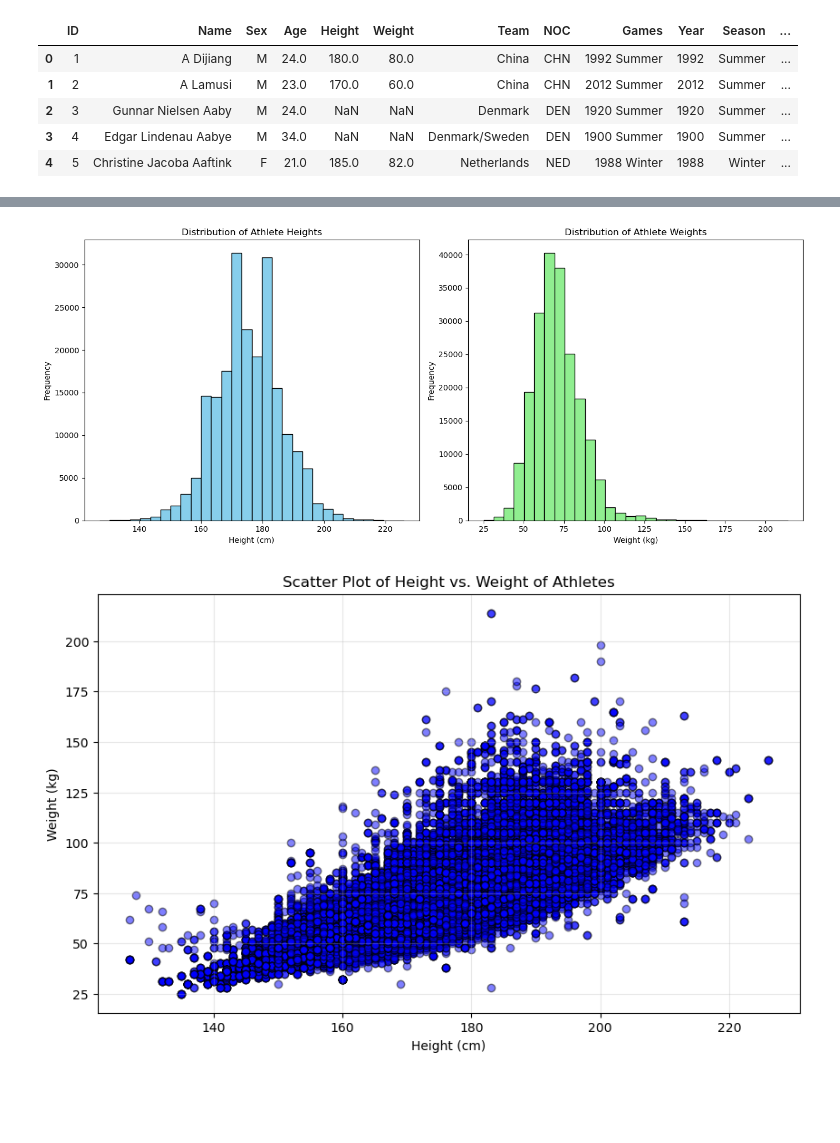
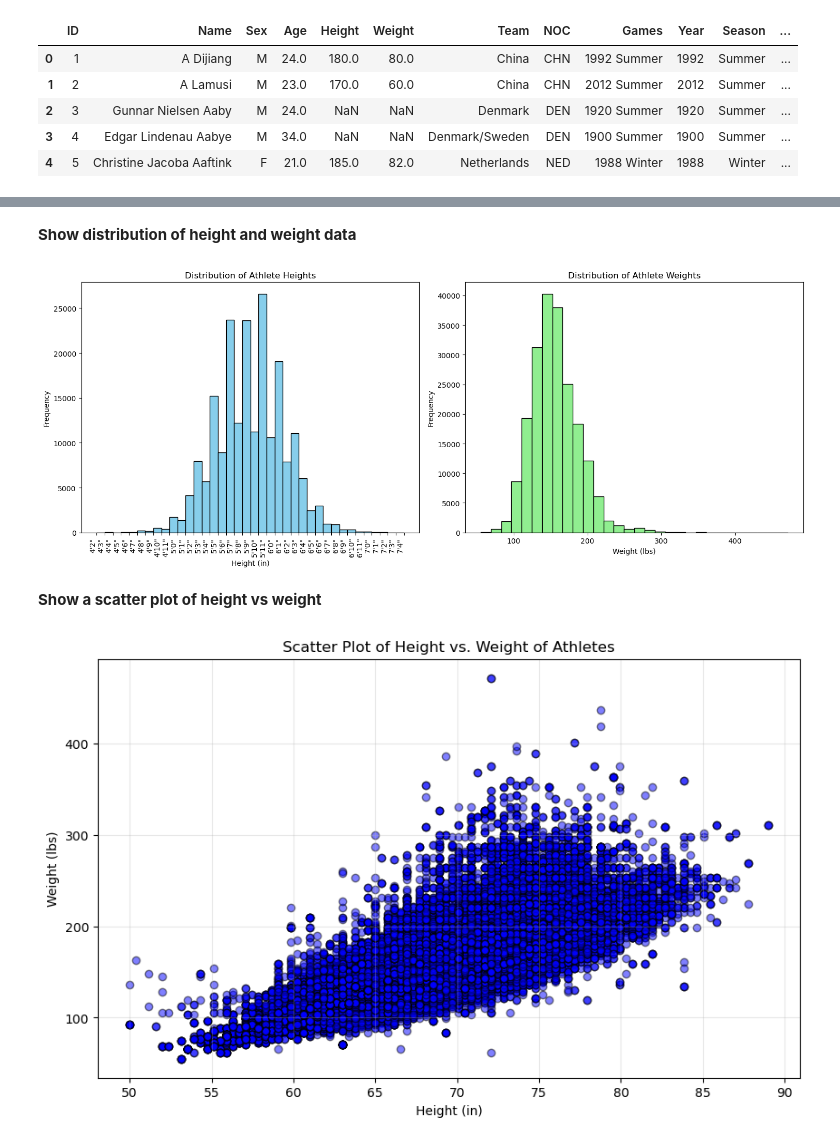
Before and after one commit to MatthewO1221/DITWork, a Jupyter notebook: 24-25Year/Fall24/CS232/FinalAssignment_Matthew_Jackson.ipynb, the cells around one changed output, grey strips where cells are left out. Drawn from its saved outputs; the diff is of its cells as text; code cells hidden in the pictures; blank space fills up the shorter version.

```diff
--- a/24-25Year/Fall24/CS232/FinalAssignment_Matthew_Jackson.ipynb
+++ b/24-25Year/Fall24/CS232/FinalAssignment_Matthew_Jackson.ipynb
@@ -31,0 +26,5 @@ HeightandWeightData.head()
+# %%
+#Code by Matthew Oliver
+
+#Don't need any of these columns
+OlympicDataSet.drop(columns=['ID', 'Name', 'Sex', 'Age', 'Games', 'Season', 'City', 'Event', 'Medal'], inplace=True)
@@ -31,0 +33,10 @@ HeightandWeightData.head()
+# %%
+#Code by Matthew Oliver
+
+#Centimeters to inches
+OlympicDataSet['Height'] = OlympicDataSet['Height'] * 0.393701
+
+#Kilograms to pounds
+OlympicDataSet['Weight'] = OlympicDataSet['Weight'] * 2.20462
+
+OlympicDataSet.head()
@@ -31,0 +52,12 @@ HeightandWeightData.head()
+# %%
+#Code by Matthew Oliver
+
+#Get rid of missing data
+HeightandWeightData = OlympicDataSet.dropna(subset=['Height', 'Weight'])
+
+#Make a new column where it's shown as feet and inches
+HeightandWeightData['HeightFeet'] = (
+	HeightandWeightData['Height'] // 12).astype(int).astype(str) + "'" + (
+	HeightandWeightData['Height'] % 12).astype(int).astype(str) + '"'
+
+HeightandWeightData.head()
@@ -32,32 +75,44 @@ HeightandWeightData.head()
+# %% [markdown]
+**Show distribution of height and weight data**
 # %%
-plt.figure(figsize=(14, 6))
+#Code by Matthew Oliver
+
+plt.figure(figsize=(15, 6))
+
+#Sort everything by height so it displays correctly
+HeightSorted = HeightandWeightData.sort_values(by='Height', ascending=True)
 
 # Height Histogram
 plt.subplot(1, 2, 1)
-plt.hist(HeightandWeightData['Height'], bins=30, color='skyblue', edgecolor='black')
+plt.hist(HeightSorted['HeightFeet'], bins=38, color='skyblue', edgecolor='black')
 plt.title('Distribution of Athlete Heights')
-plt.xlabel('Height (cm)')
+plt.xticks(rotation=90, ha='right')
+plt.xlabel('Height (in)')
 plt.ylabel('Frequency')
 
 # Weight Histogram
 plt.subplot(1, 2, 2)
 plt.hist(HeightandWeightData['Weight'], bins=30, color='lightgreen', edgecolor='black')
 plt.title('Distribution of Athlete Weights')
-plt.xlabel('Weight (kg)')
+plt.xlabel('Weight (lbs)')
 plt.ylabel('Frequency')
 
 # Show plots
 plt.tight_layout()
 plt.show()
 # %% [output]
-[figure, old version]
+[figure, new version]
+# %% [markdown]
+**Show a scatter plot of height vs weight**
 # %%
+#Code by Matthew Oliver
+
 plt.figure(figsize=(10, 6))
 plt.scatter(HeightandWeightData['Height'], HeightandWeightData['Weight'], alpha=0.5, color='blue', edgecolor='k')
 plt.title('Scatter Plot of Height vs. Weight of Athletes')
-plt.xlabel('Height (cm)')
-plt.ylabel('Weight (kg)')
+plt.xlabel('Height (in)')
+plt.ylabel('Weight (lbs)')
 plt.grid(alpha=0.3)
 plt.show()
 # %% [output]
-[figure, old version]
+[figure, new version]
```
Also changed, not shown: parts of 14 cells of this notebook, 42 other files.
